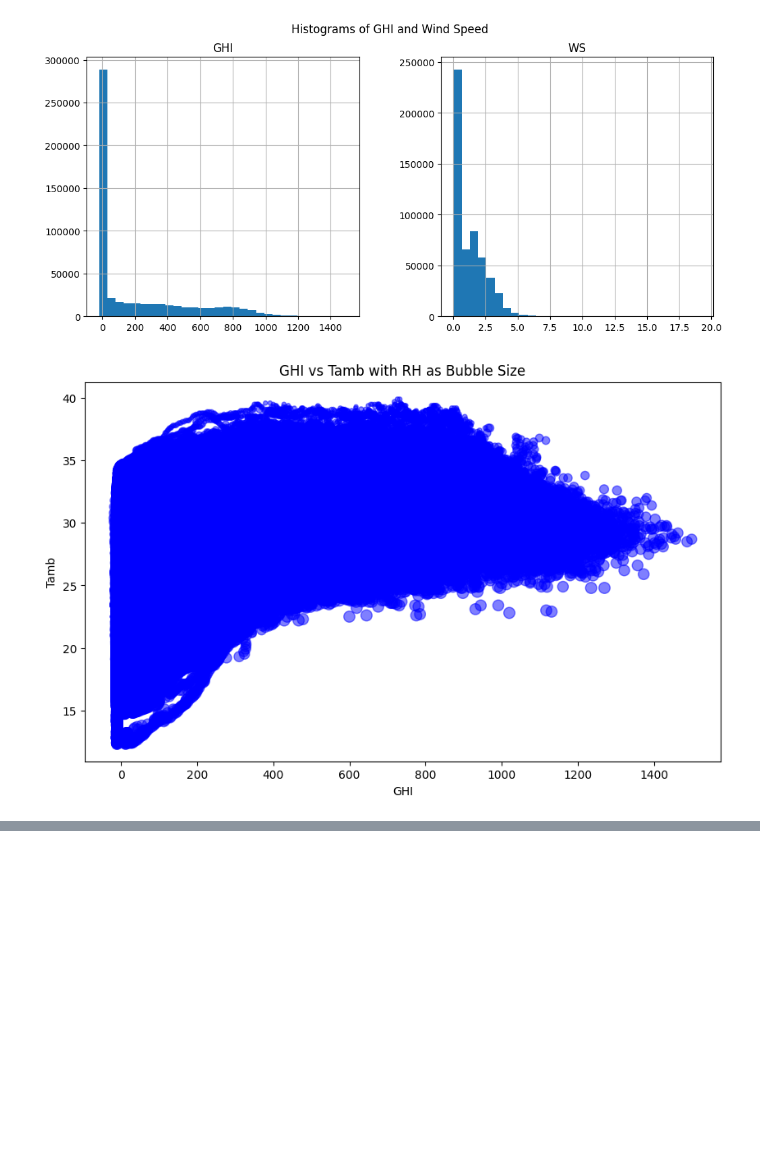
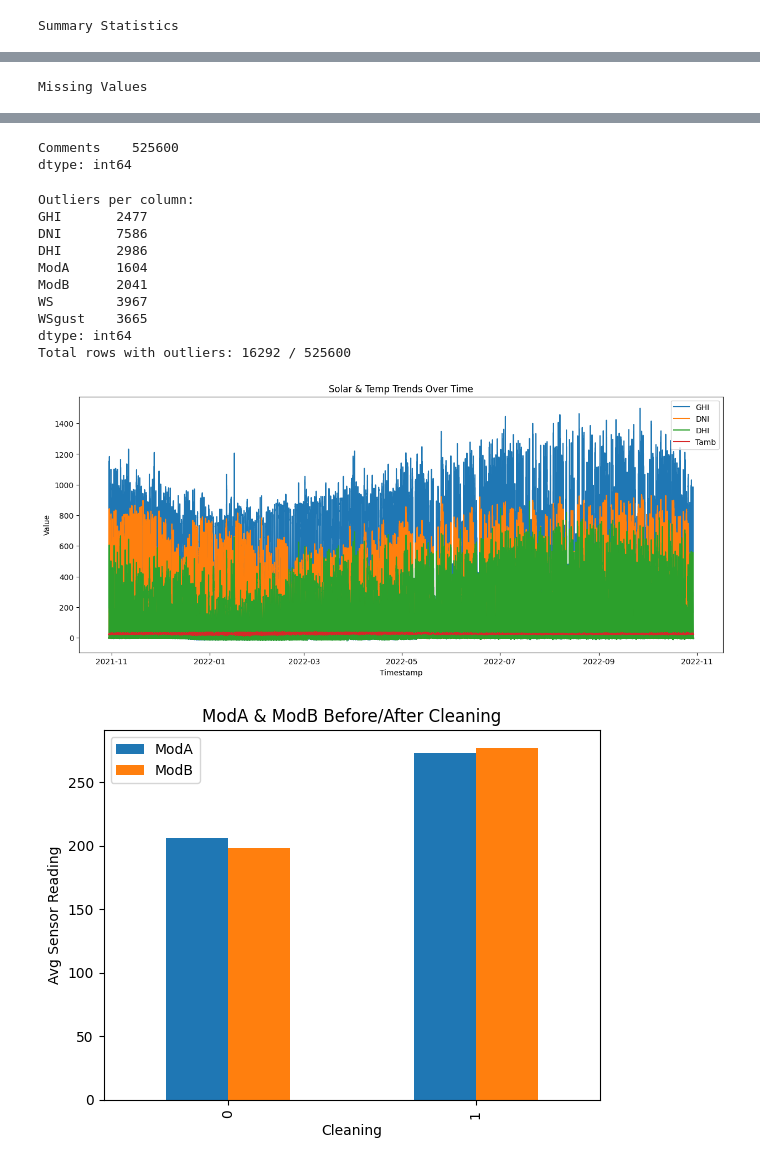
Before and after one commit to YeabTilahun/solar-challenge-week1, a Jupyter notebook: notebooks/sierraleone_bumbuna.ipynb, the cells around one changed output, grey strips where cells are left out. Cells and saved outputs as stored; diff of their text form; code cells hidden in the pictures; blank space fills up the shorter version.

```diff
--- a/notebooks/sierraleone_bumbuna.ipynb
+++ b/notebooks/sierraleone_bumbuna.ipynb
@@ -135,16 +1,27 @@ plt.show()
-# %%
-df[['GHI', 'WS']].hist(bins=30, figsize=(12, 5))
-plt.suptitle("Histograms of GHI and Wind Speed")
-plt.show()
-# %% [output]
-[figure, removed]
-# %%
-# Bubble Chart
-plt.figure(figsize=(10, 6))
-plt.scatter(df['GHI'], df['Tamb'], s=df['RH'], alpha=0.5, c='blue')
-plt.xlabel('GHI')
-plt.ylabel('Tamb')
-plt.title('GHI vs Tamb with RH as Bubble Size')
-plt.show()
-# %% [output]
-[figure, removed]
+# %%
+import sys
+import os
+sys.path.append(os.path.abspath('../scripts'))
+
+from data_utils import SolarDataProcessor # type: ignore
+
+processor = SolarDataProcessor("data/sierraleone-bumbuna.csv")
+
+processor.summarize()
+
+columns = ['GHI', 'DNI', 'DHI', 'ModA', 'ModB', 'WS', 'WSgust']
+processor.detect_outliers(columns)
+processor.impute_medians(columns)
+
+processor.save_cleaned("data/cleaned/togo_clean.csv")
+
+# Plots
+processor.plot_time_series()
+processor.plot_cleaning_effect()
+processor.plot_correlation_heatmap()
+processor.plot_scatter()
+processor.plot_wind_rose()
+processor.plot_histograms()
+processor.plot_bubble_chart()
+# %% [output]
+Summary Statistics
@@ -150,0 +37 @@ plt.show()
+Missing Values
@@ -150,0 +58,14 @@ plt.show()
+Comments    525600
+dtype: int64
+Outliers per column:
+GHI       2477
+DNI       7586
+DHI       2986
+ModA      1604
+ModB      2041
+WS        3967
+WSgust    3665
+dtype: int64
+Total rows with outliers: 16292 / 525600
+[figure, added]
+[figure, added]
```
Also changed, not shown: parts of 12 cells of this notebook, 3 other files.
